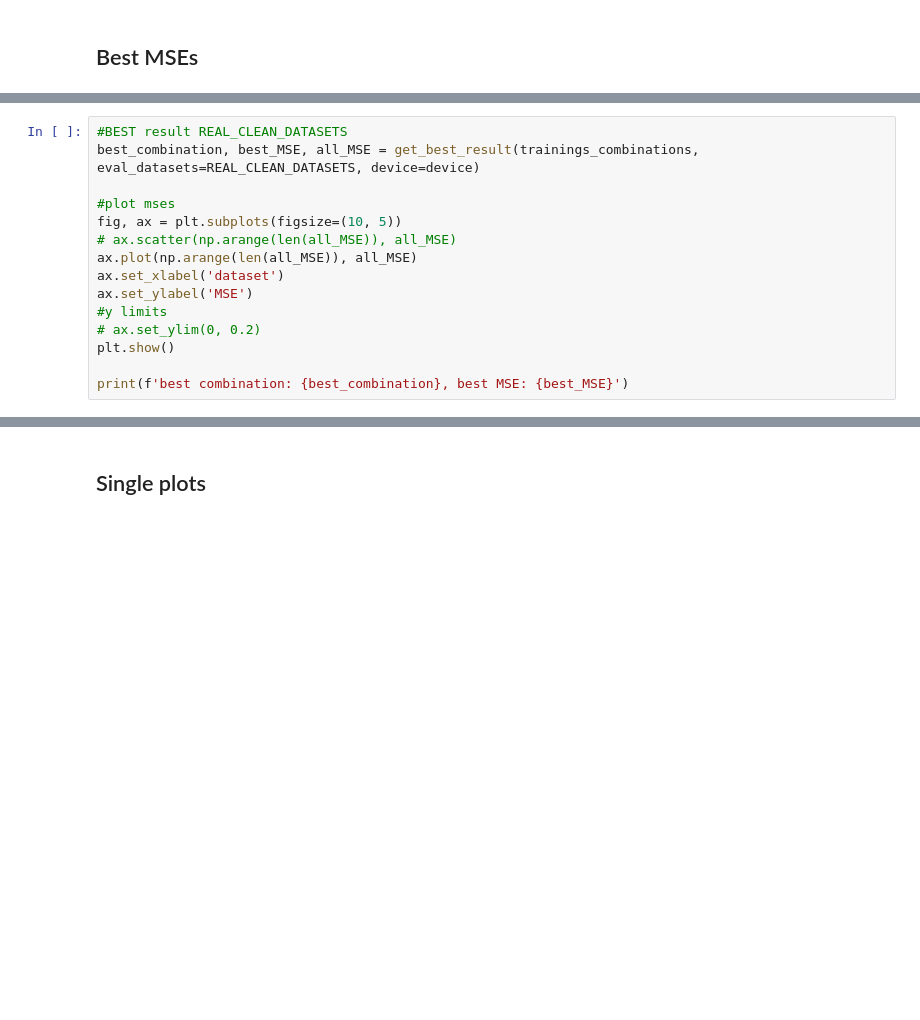
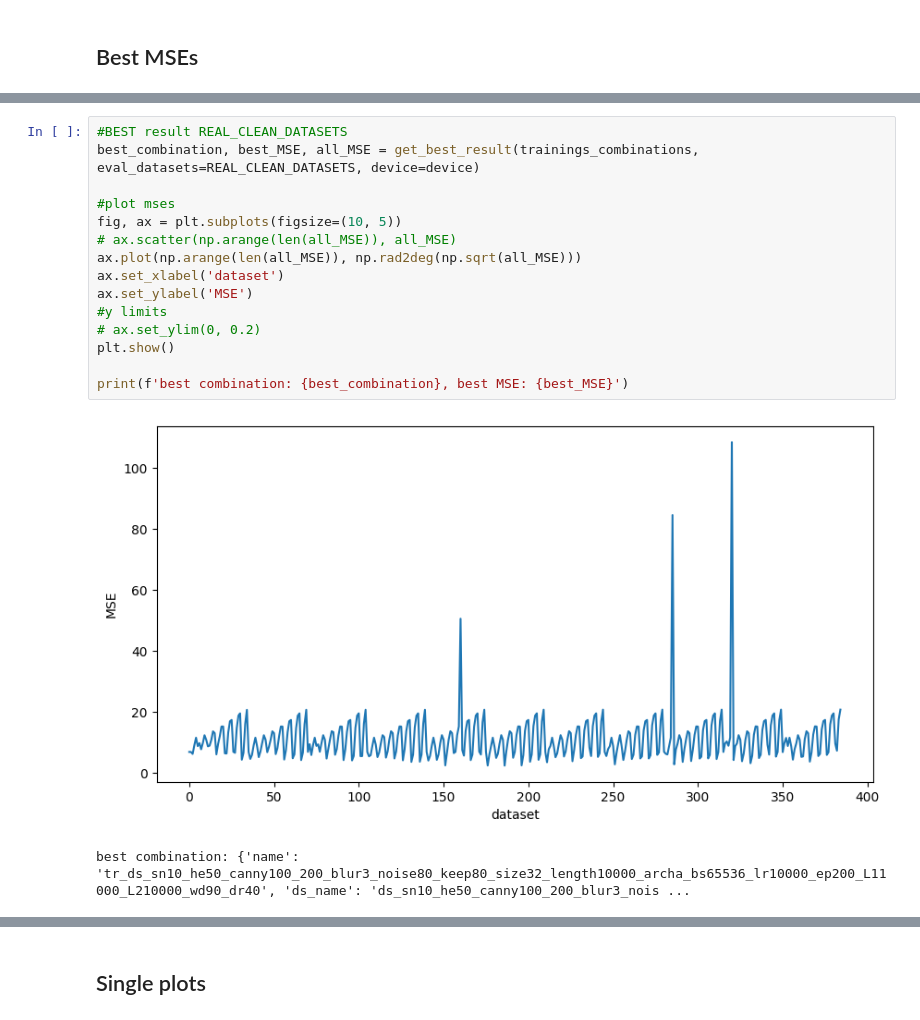
Before and after one commit to matgrand/bfmc_2022, a Jupyter notebook: combination_trainer.ipynb, the cells around one changed output, grey strips where cells are left out. Cells and saved outputs as stored; diff of their text form; blank space fills up the shorter version.

```diff
--- a/combination_trainer.ipynb
+++ b/combination_trainer.ipynb
@@ -198,18 +211,21 @@ print(f'best combination: {best_combination}, best MSE: {best_MSE}')
 # %%
 #BEST result REAL_CLEAN_DATASETS
 best_combination, best_MSE, all_MSE = get_best_result(trainings_combinations, eval_datasets=REAL_CLEAN_DATASETS, device=device)
 
 #plot mses
 fig, ax = plt.subplots(figsize=(10, 5))
 # ax.scatter(np.arange(len(all_MSE)), all_MSE)
-ax.plot(np.arange(len(all_MSE)), all_MSE)
+ax.plot(np.arange(len(all_MSE)), np.rad2deg(np.sqrt(all_MSE)))
 ax.set_xlabel('dataset')
 ax.set_ylabel('MSE')
 #y limits
 # ax.set_ylim(0, 0.2)
 plt.show()
 
 print(f'best combination: {best_combination}, best MSE: {best_MSE}')
+# %% [output]
+[figure, added]
+best combination: {'name': 'tr_ds_sn10_he50_canny100_200_blur3_noise80_keep80_size32_length10000_archa_bs65536_lr10000_ep200_L11000_L210000_wd90_dr40', 'ds_name': 'ds_sn10_he50_canny100_200_blur3_nois ...
 # %%
 #BEST result REAL_NOISY_DATASETS
 best_combination, best_MSE, all_MSE = get_best_result(trainings_combinations, eval_datasets=REAL_NOISY_DATASETS, device=device)
```
Also changed, not shown: parts of 17 cells of this notebook, 6 other files.
